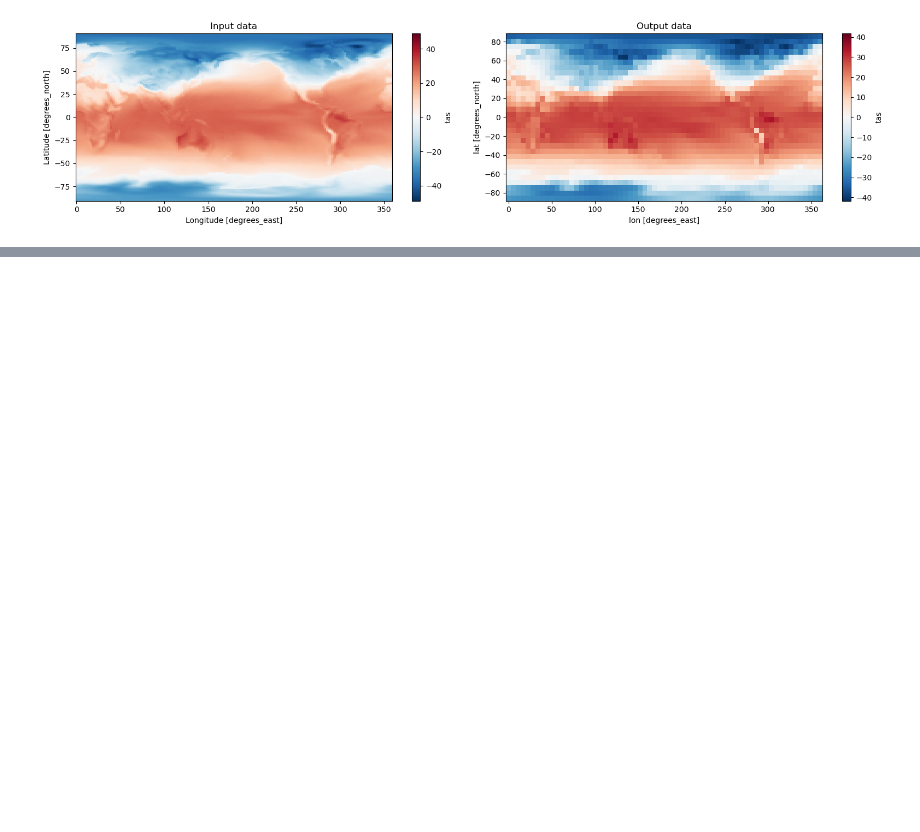
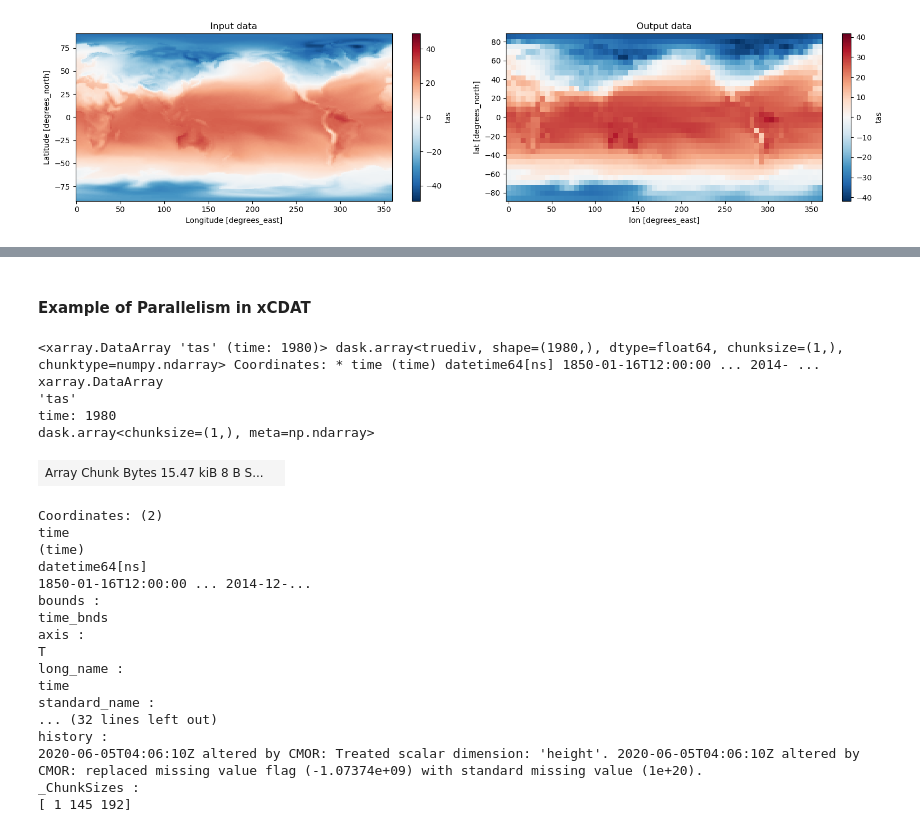
Before and after one commit to xCDAT/xcdat, a Jupyter notebook: docs/examples/introduction-to-xcdat.ipynb, the cells around one changed output, grey strips where cells are left out. Drawn from its saved outputs; the diff is of its cells as text; code cells hidden in the pictures; blank space fills up the shorter version.

```diff
--- a/docs/examples/introduction-to-xcdat.ipynb
+++ b/docs/examples/introduction-to-xcdat.ipynb
@@ -423,0 +525,29 @@ plt.tight_layout()
+# %% [markdown]
+#### Example of Parallelism in xCDAT
+# %%
+tas_global = ds.spatial.average("tas", axis=["X", "Y"], weights="generate")["tas"]
+tas_global
+# %% [output]
+<xarray.DataArray 'tas' (time: 1980)> dask.array<truediv, shape=(1980,), dtype=float64, chunksize=(1,), chunktype=numpy.ndarray> Coordinates: * time (time) datetime64[ns] 1850-01-16T12:00:00 ... 2014- ...
+xarray.DataArray
+'tas'
+time: 1980
+dask.array<chunksize=(1,), meta=np.ndarray>
+| Array Chunk Bytes 15.47 kiB 8 B S... |  |
+Coordinates: (2)
+time
+(time)
+datetime64[ns]
+1850-01-16T12:00:00 ... 2014-12-...
+bounds :
+time_bnds
+axis :
+T
+long_name :
+time
+standard_name :
+... (32 lines left out)
+history :
+2020-06-05T04:06:10Z altered by CMOR: Treated scalar dimension: 'height'. 2020-06-05T04:06:10Z altered by CMOR: replaced missing value flag (-1.07374e+09) with standard missing value (1e+20).
+_ChunkSizes :
+[ 1 145 192]
```
Also changed, not shown: parts of 44 cells of this notebook, 1 other file.
